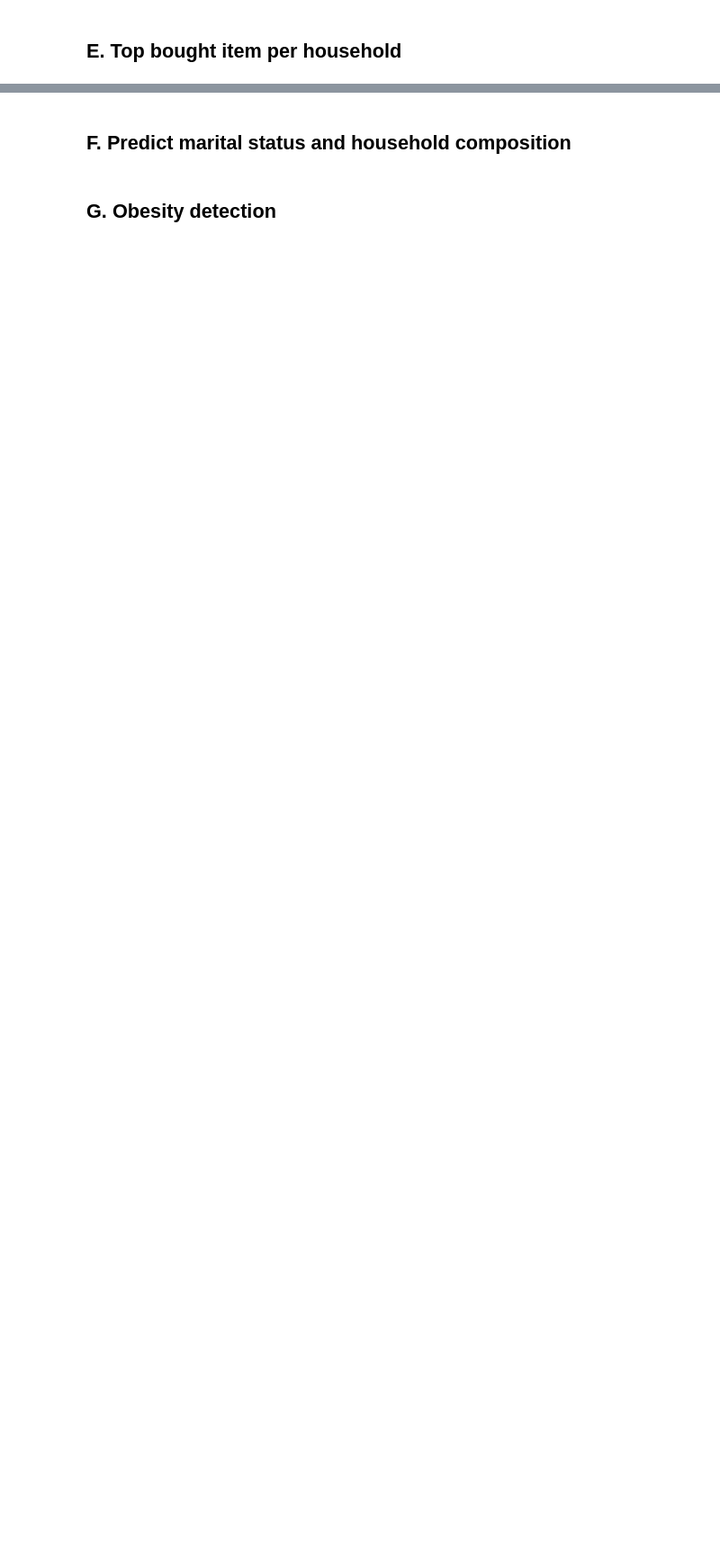
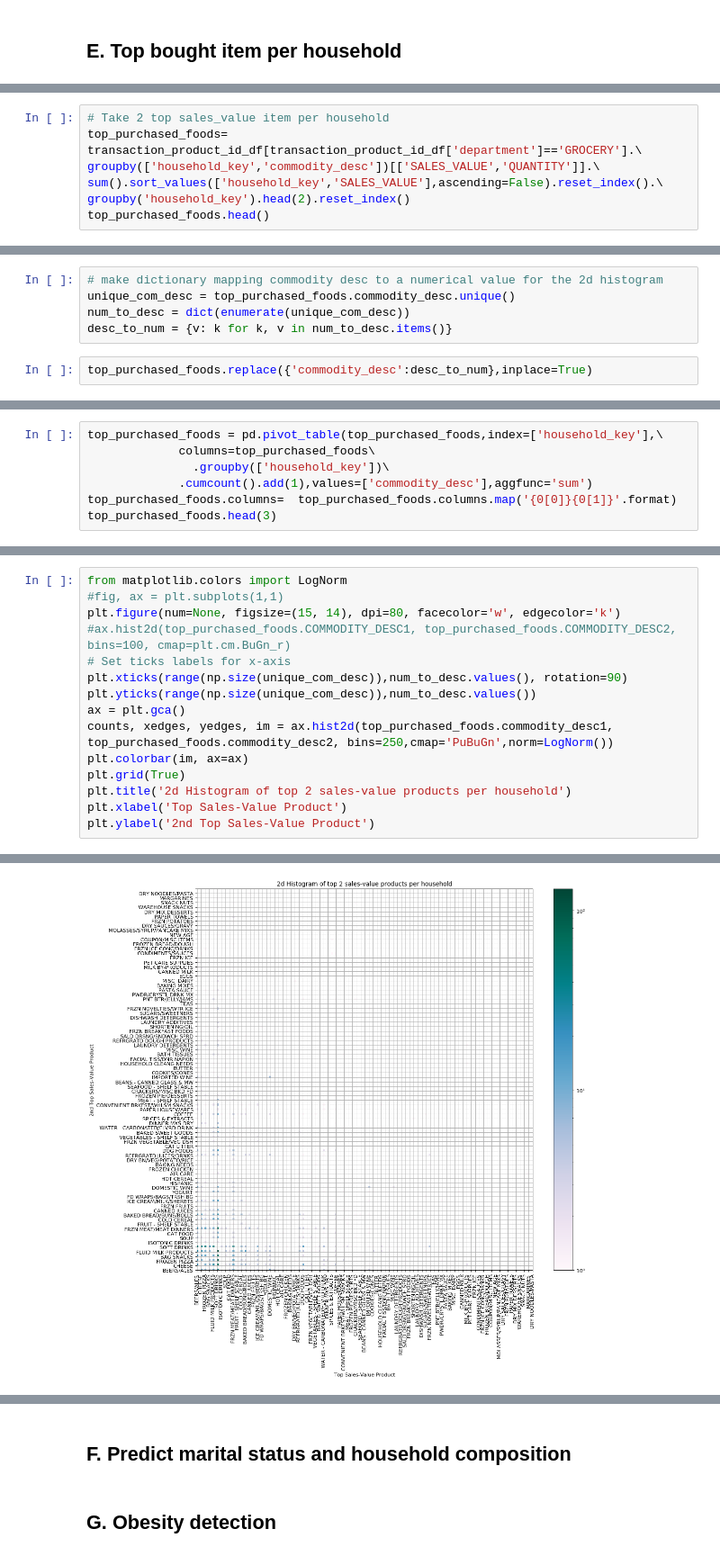
Before and after one commit to raphaelreiss/ADA_project, a Jupyter notebook: src/TermProject.ipynb, the cells around one changed output, grey strips where cells are left out. Shown at 90% size. Cells and saved outputs as stored; diff of their text form; blank space fills up the shorter version.

```diff
--- a/src/TermProject.ipynb
+++ b/src/TermProject.ipynb
@@ -997,0 +808,7 @@ plt.show()
+# %%
+# Take 2 top sales_value item per household
+top_purchased_foods= transaction_product_id_df[transaction_product_id_df['department']=='GROCERY'].\
+groupby(['household_key','commodity_desc'])[['SALES_VALUE','QUANTITY']].\
+sum().sort_values(['household_key','SALES_VALUE'],ascending=False).reset_index().\
+groupby('household_key').head(2).reset_index()
+top_purchased_foods.head()
@@ -997,0 +822,7 @@ plt.show()
+# %%
+# make dictionary mapping commodity desc to a numerical value for the 2d histogram
+unique_com_desc = top_purchased_foods.commodity_desc.unique()
+num_to_desc = dict(enumerate(unique_com_desc))
+desc_to_num = {v: k for k, v in num_to_desc.items()}
+# %%
+top_purchased_foods.replace({'commodity_desc':desc_to_num},inplace=True)
@@ -997,0 +831,7 @@ plt.show()
+# %%
+top_purchased_foods = pd.pivot_table(top_purchased_foods,index=['household_key'],\
+             columns=top_purchased_foods\
+               .groupby(['household_key'])\
+             .cumcount().add(1),values=['commodity_desc'],aggfunc='sum')
+top_purchased_foods.columns=  top_purchased_foods.columns.map('{0[0]}{0[1]}'.format)
+top_purchased_foods.head(3)
@@ -997,0 +851,16 @@ plt.show()
+# %%
+from matplotlib.colors import LogNorm
+#fig, ax = plt.subplots(1,1)
+plt.figure(num=None, figsize=(15, 14), dpi=80, facecolor='w', edgecolor='k')
+#ax.hist2d(top_purchased_foods.COMMODITY_DESC1, top_purchased_foods.COMMODITY_DESC2, bins=100, cmap=plt.cm.BuGn_r)
+# Set ticks labels for x-axis
+plt.xticks(range(np.size(unique_com_desc)),num_to_desc.values(), rotation=90)
+plt.yticks(range(np.size(unique_com_desc)),num_to_desc.values())
+ax = plt.gca()
+counts, xedges, yedges, im = ax.hist2d(top_purchased_foods.commodity_desc1, top_purchased_foods.commodity_desc2, bins=250,cmap='PuBuGn',norm=LogNorm())
+plt.colorbar(im, ax=ax)
+plt.grid(True)
+plt.title('2d Histogram of top 2 sales-value products per household')
+plt.xlabel('Top Sales-Value Product')
+plt.ylabel('2nd Top Sales-Value Product')
+# %% [output]
@@ -997,0 +868 @@ plt.show()
+[figure, added]
```
Also changed, not shown: parts of 109 cells of this notebook.
